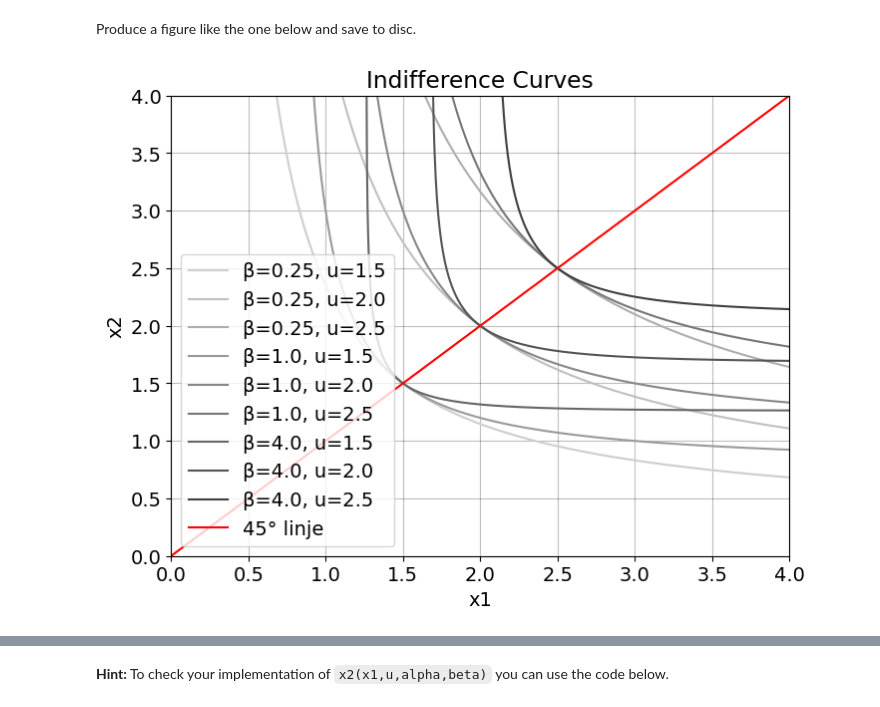
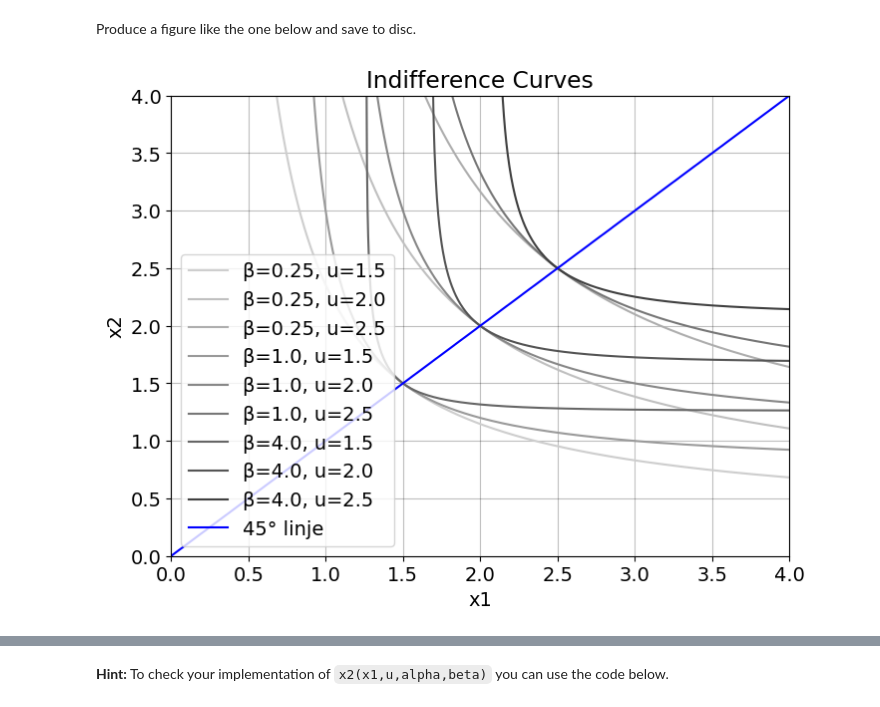
Before and after one commit to fgv916/ProgEconFgv916, a Jupyter notebook: PS1_ftv/Problem_set_1_FTV.ipynb, the cells around one changed output, grey strips where cells are left out. Saved outputs shown, nothing was run; the diff lists cells and outputs as text; code cells hidden in the pictures.

```diff
--- a/PS1_ftv/Problem_set_1_FTV.ipynb
+++ b/PS1_ftv/Problem_set_1_FTV.ipynb
@@ -167,32 +163,32 @@ def plot(alpha, betas, uvals):
             x2_values = [] #opretter tomme lister
             x1_valid = [] #opretter tomme lister
 
             for x1 in x1_plot:
                 x2 = cx2_fun(x1, u, alpha, beta) # Beregner x2 for denne x1-værdi ved funktion fra tidligere kode
                 if not np.isnan(x2):
                     x2_values.append(x2)
                     x1_valid.append(x1)
 
             if x1_valid:  # Kun plot hvis der er gyldige punkter
                 plt.plot(x1_valid, x2_values,
                         color=colors_greys[color_index],
                         label=f'β={beta}, u={u}')
                 color_index += 1  # Næste farve til næste kurve
 
     plt.xlabel('x1')
     plt.ylabel('x2')
     plt.title('Indifference Curves')
 
-    plt.plot([0, 4], [0, 4], color='red', linestyle='-', label='45° linje') # min 45 grader linje
+    plt.plot([0, 4], [0, 4], color='blue', linestyle='-', label='45° linje') # min 45 grader linje
 
     plt.legend()
     plt.xlim(0, 4)
     plt.ylim(0, 4)
     plt.grid(True)
     plt.savefig('A5_indifference_curves.png')
     plt.show()
 
 # Kalder funktionen
 plot(alpha, betas, uvals)
 # %% [output]
-[figure, old version]
+[figure, new version]
```
Also changed, not shown: parts of 8 cells of this notebook, 1 other file.
